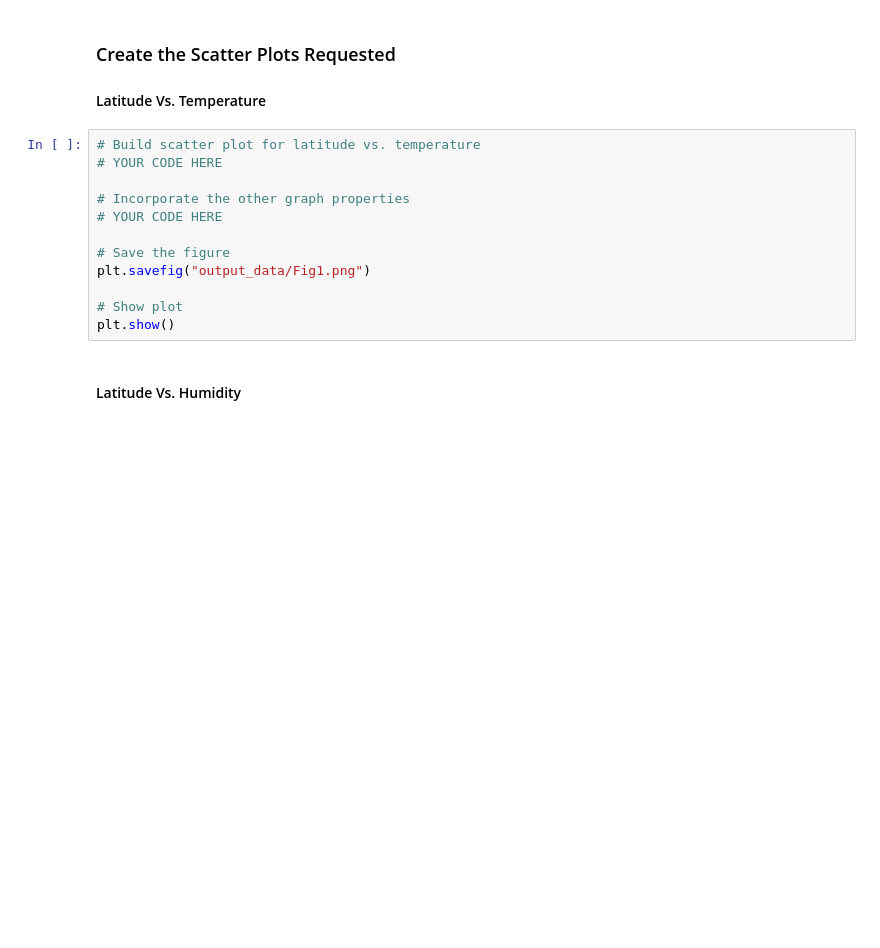
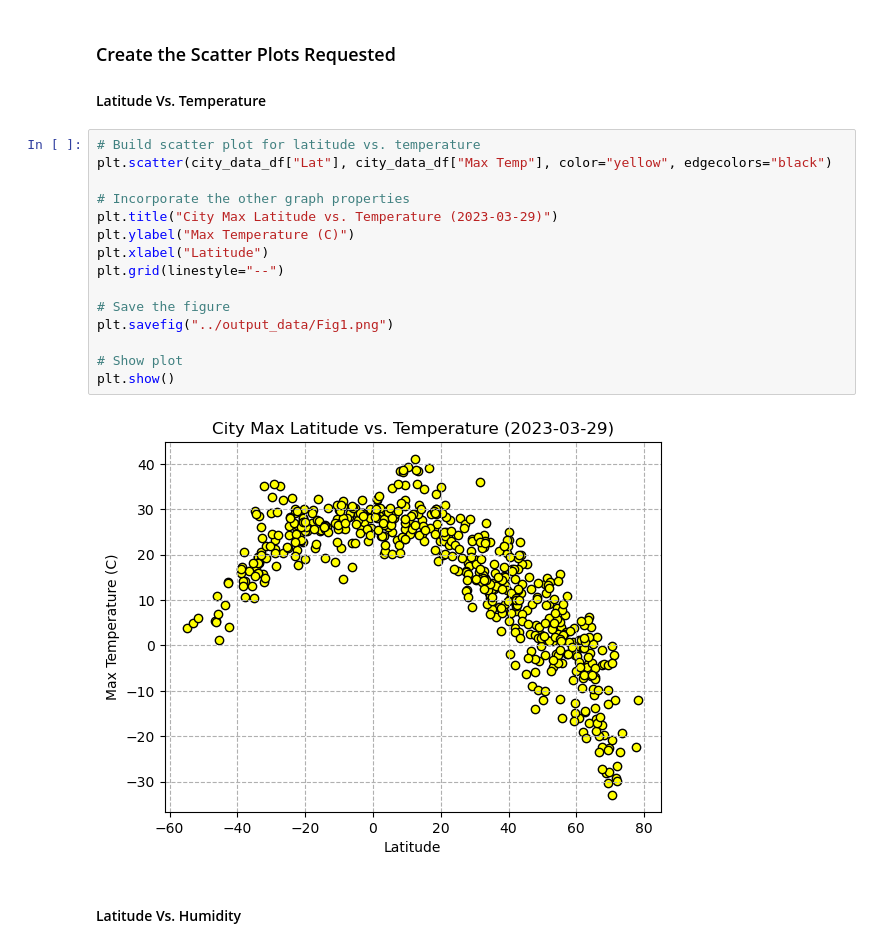
Before and after one commit to anthonybpino/python-api-challenge, a Jupyter notebook: weatherpy/weatherpy.ipynb, the cells around one changed output. Drawn from its saved outputs; the diff is of its cells as text; blank space fills up the shorter version.

Commit message:
finish initial plots, add output pngs and update gitignore

```diff
--- a/weatherpy/weatherpy.ipynb
+++ b/weatherpy/weatherpy.ipynb
@@ -193,16 +156,21 @@ city_data_df.head()
 #### Latitude Vs. Temperature
 # %%
 # Build scatter plot for latitude vs. temperature
-# YOUR CODE HERE
+plt.scatter(city_data_df["Lat"], city_data_df["Max Temp"], color="yellow", edgecolors="black")
 
 # Incorporate the other graph properties
-# YOUR CODE HERE
+plt.title("City Max Latitude vs. Temperature (2023-03-29)")
+plt.ylabel("Max Temperature (C)")
+plt.xlabel("Latitude")
+plt.grid(linestyle="--")
 
 # Save the figure
-plt.savefig("output_data/Fig1.png")
+plt.savefig("../output_data/Fig1.png")
 
 # Show plot
 plt.show()
+# %% [output]
+[figure, added]
 # %% [markdown]
 #### Latitude Vs. Humidity
 # %%
```
Also changed, not shown: parts of 9 cells of this notebook, 6 other files.
